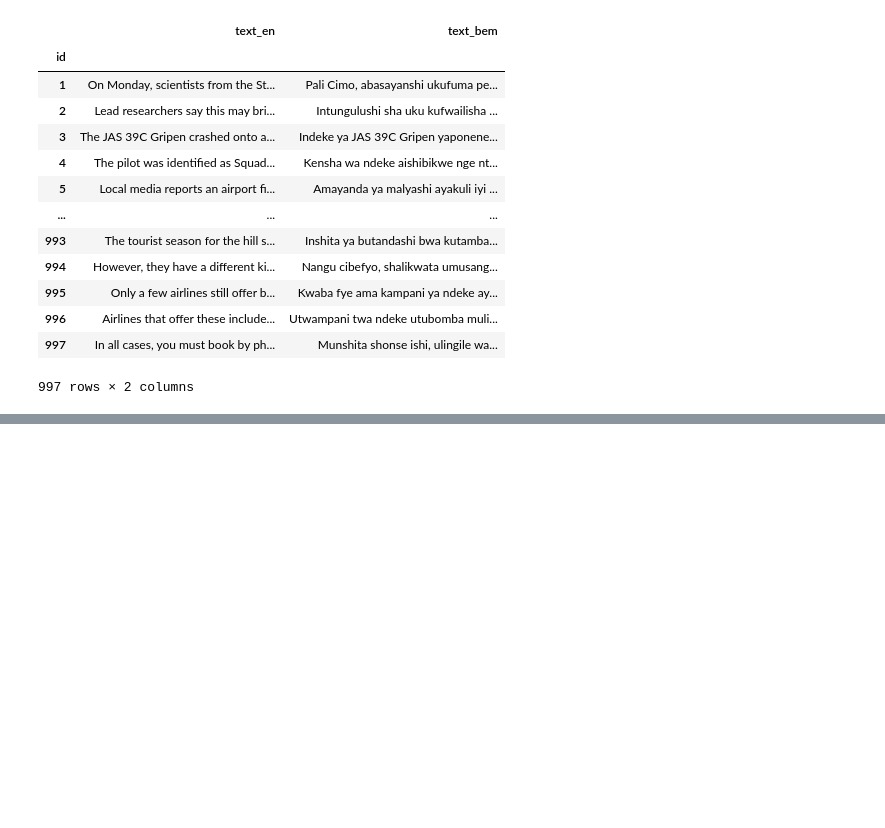
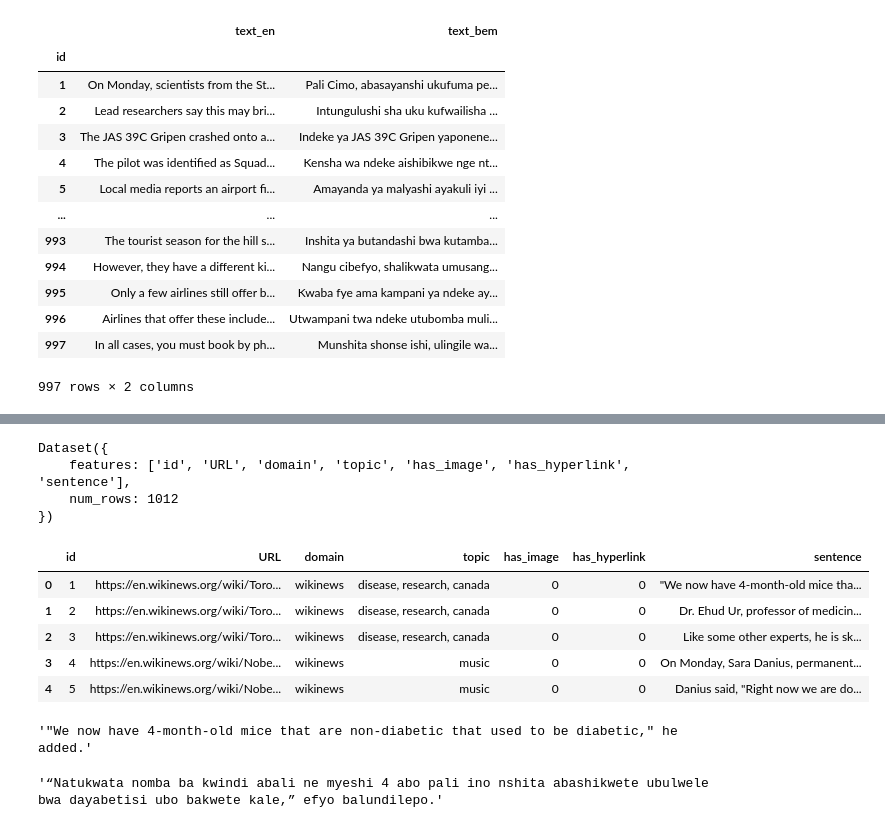
Before and after one commit to cobrayyxx/Bemba-IWSLT2025, a Jupyter notebook: Bemba_Preprocess_Flores_200_IWSLT_2025.ipynb, the cells around one changed output, grey strips where cells are left out. Cells and saved outputs as stored; diff of their text form; code cells hidden in the pictures; blank space fills up the shorter version.

```diff
--- a/Bemba_Preprocess_Flores_200_IWSLT_2025.ipynb
+++ b/Bemba_Preprocess_Flores_200_IWSLT_2025.ipynb
@@ -193,0 +236,2 @@ dataset = Dataset.from_pandas(df_swap)
+# %%
+devtest_dataset_eng = load_dataset("facebook/flores","eng_Latn", split="devtest")
@@ -193,0 +241,26 @@ dataset = Dataset.from_pandas(df_swap)
+# %%
+devtest_dataset_eng
+# %% [output]
+Dataset({
+    features: ['id', 'URL', 'domain', 'topic', 'has_image', 'has_hyperlink', 'sentence'],
+    num_rows: 1012
+})
+# %%
+df_devtest_eng = devtest_dataset_eng.to_pandas()
+# %%
+df_devtest_eng.head()
+# %% [output]
+|  | id | URL | domain | topic | has_image | has_hyperlink | sentence |
+| 0 | 1 | https://en.wikinews.org/wiki/Toro... | wikinews | disease, research, canada | 0 | 0 | "We now have 4-month-old mice tha... |
+| 1 | 2 | https://en.wikinews.org/wiki/Toro... | wikinews | disease, research, canada | 0 | 0 | Dr. Ehud Ur, professor of medicin... |
+| 2 | 3 | https://en.wikinews.org/wiki/Toro... | wikinews | disease, research, canada | 0 | 0 | Like some other experts, he is sk... |
+| 3 | 4 | https://en.wikinews.org/wiki/Nobe... | wikinews | music | 0 | 0 | On Monday, Sara Danius, permanent... |
+| 4 | 5 | https://en.wikinews.org/wiki/Nobe... | wikinews | music | 0 | 0 | Danius said, "Right now we are do... |
+# %%
+df_devtest_eng.iloc[0]["sentence"]
+# %% [output]
+'"We now have 4-month-old mice that are non-diabetic that used to be diabetic," he added.'
+# %%
+df_devtest_bem.iloc[0]["sentence"]
+# %% [output]
+'“Natukwata nomba ba kwindi abali ne myeshi 4 abo pali ino nshita abashikwete ubulwele bwa dayabetisi ubo bakwete kale,” efyo balundilepo.'
```
Also changed, not shown: parts of 32 cells of this notebook, 3 other files.
